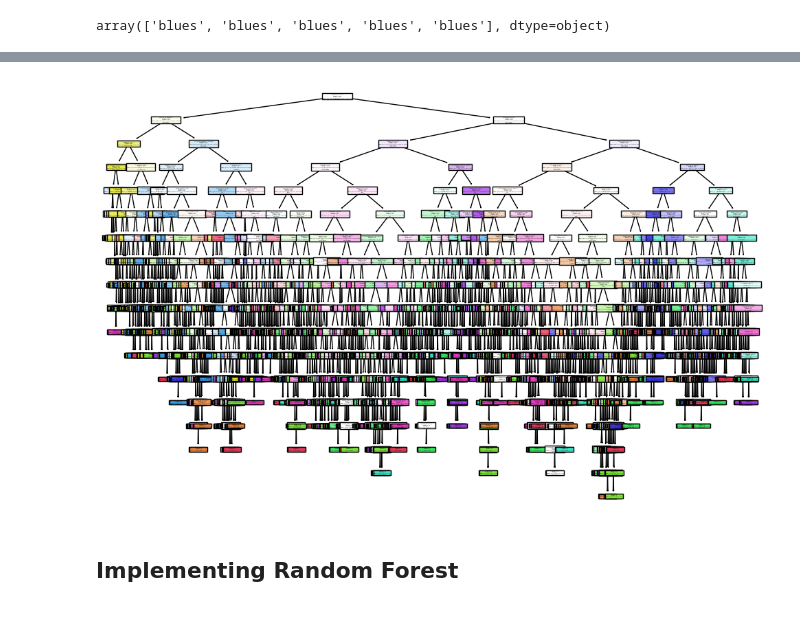
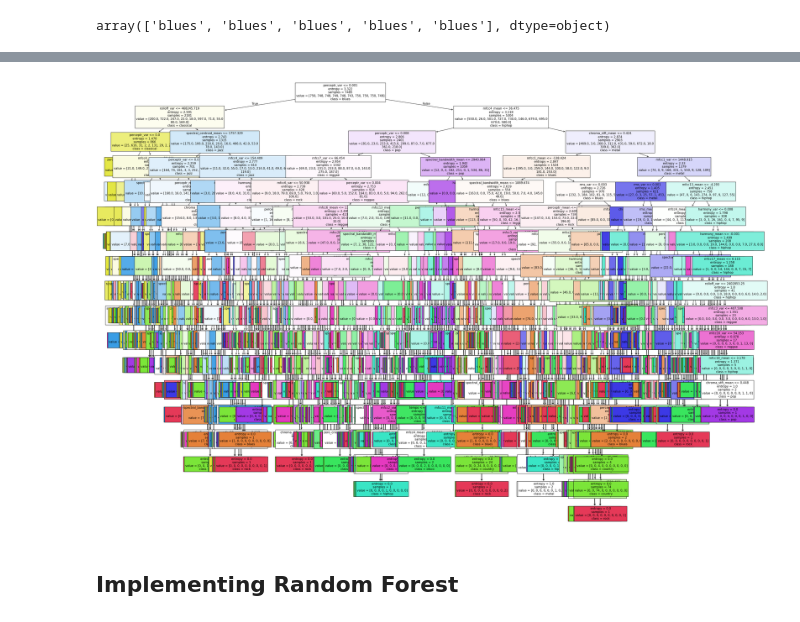
Before and after one commit to mascee/Music_Project, a Jupyter notebook: ML_Olga.ipynb, the cells around one changed output, grey strips where cells are left out. Saved outputs shown, nothing was run; the diff lists cells and outputs as text; code cells hidden in the pictures.

```diff
--- a/ML_Olga.ipynb
+++ b/ML_Olga.ipynb
@@ -147,26 +147,27 @@ Confusion Matrix for Decision Trees:
 # %%
 # Plot the decision tree
 
 #Explicitly defining features and classes
 feature_names = df.drop(["filename", "length", "label"], axis=1).columns.tolist()
 class_names = list(df["label"].unique())
 
 #Ploting the tree
-plt.figure(figsize=(12, 8))
+plt.figure(figsize=(40, 30))
 plot_tree(
     model_Dtree,
     feature_names=feature_names,
     class_names=class_names,
-    filled=True
+    filled=True,
+    fontsize = 11
 )
 
 # Saving the plot with higher resolution.
 plt.savefig('Plots/decision_tree.png', dpi=500, bbox_inches='tight')
 
 # Displaying the plot
 plt.show()
 # %% [output]
-[figure, old version]
+[figure, new version]
 # %% [markdown]
 ## Implementing Random Forest
 # %%
```
Also changed, not shown: parts of 3 cells of this notebook, 1 other file.
